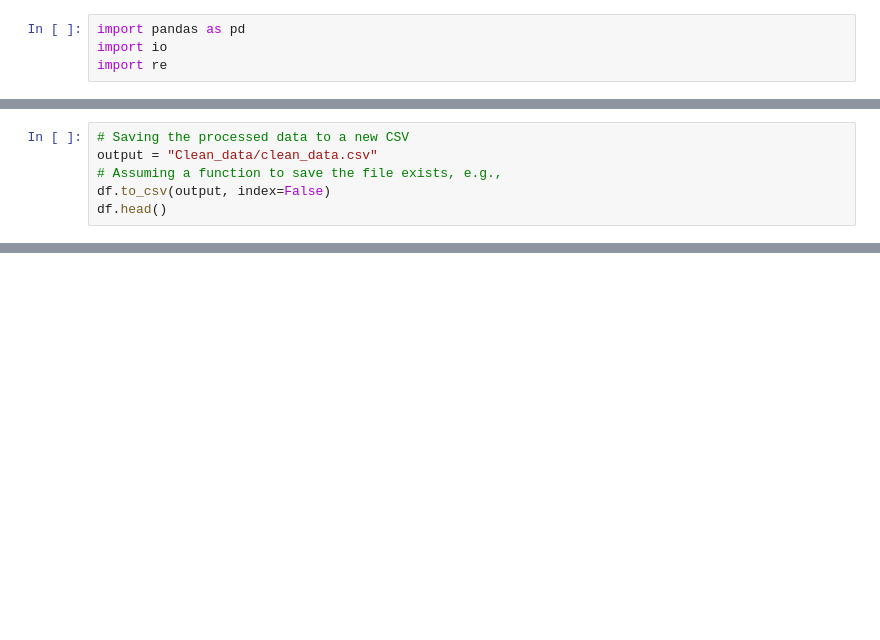
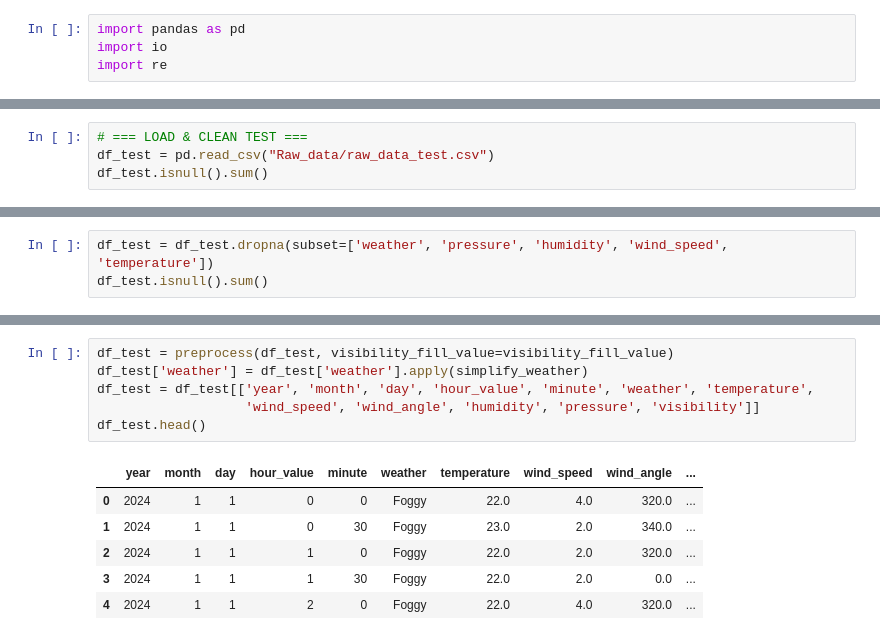
Before and after one commit to WinG-282k4/Weather-forecast, a Jupyter notebook: Clean_data.ipynb, the cells around one changed output, grey strips where cells are left out. Drawn from its saved outputs; the diff is of its cells as text; blank space fills up the shorter version.

```diff
--- a/Clean_data.ipynb
+++ b/Clean_data.ipynb
@@ -92,7 +127,5 @@ Name: count, dtype: int64
 # %%
-# Saving the processed data to a new CSV
-output = "Clean_data/clean_data.csv"
-# Assuming a function to save the file exists, e.g.,
-df.to_csv(output, index=False)
-df.head()
+# === LOAD & CLEAN TEST ===
+df_test = pd.read_csv("Raw_data/raw_data_test.csv")
+df_test.isnull().sum()
 # %% [output]
@@ -104,0 +142,3 @@ df.head()
+# %%
+df_test = df_test.dropna(subset=['weather', 'pressure', 'humidity', 'wind_speed', 'temperature'])
+df_test.isnull().sum()
@@ -104,0 +156,13 @@ df.head()
+# %%
+df_test = preprocess(df_test, visibility_fill_value=visibility_fill_value)
+df_test['weather'] = df_test['weather'].apply(simplify_weather)
+df_test = df_test[['year', 'month', 'day', 'hour_value', 'minute', 'weather', 'temperature',
+                   'wind_speed', 'wind_angle', 'humidity', 'pressure', 'visibility']]
+df_test.head()
+# %% [output]
+|  | year | month | day | hour_value | minute | weather | temperature | wind_speed | wind_angle | ... |
+| 0 | 2024 | 1 | 1 | 0 | 0 | Foggy | 22.0 | 4.0 | 320.0 | ... |
+| 1 | 2024 | 1 | 1 | 0 | 30 | Foggy | 23.0 | 2.0 | 340.0 | ... |
+| 2 | 2024 | 1 | 1 | 1 | 0 | Foggy | 22.0 | 2.0 | 320.0 | ... |
+| 3 | 2024 | 1 | 1 | 1 | 30 | Foggy | 22.0 | 2.0 | 0.0 | ... |
+| 4 | 2024 | 1 | 1 | 2 | 0 | Foggy | 22.0 | 4.0 | 320.0 | ... |
```
Also changed, not shown: parts of 13 cells of this notebook, 8 other files.
